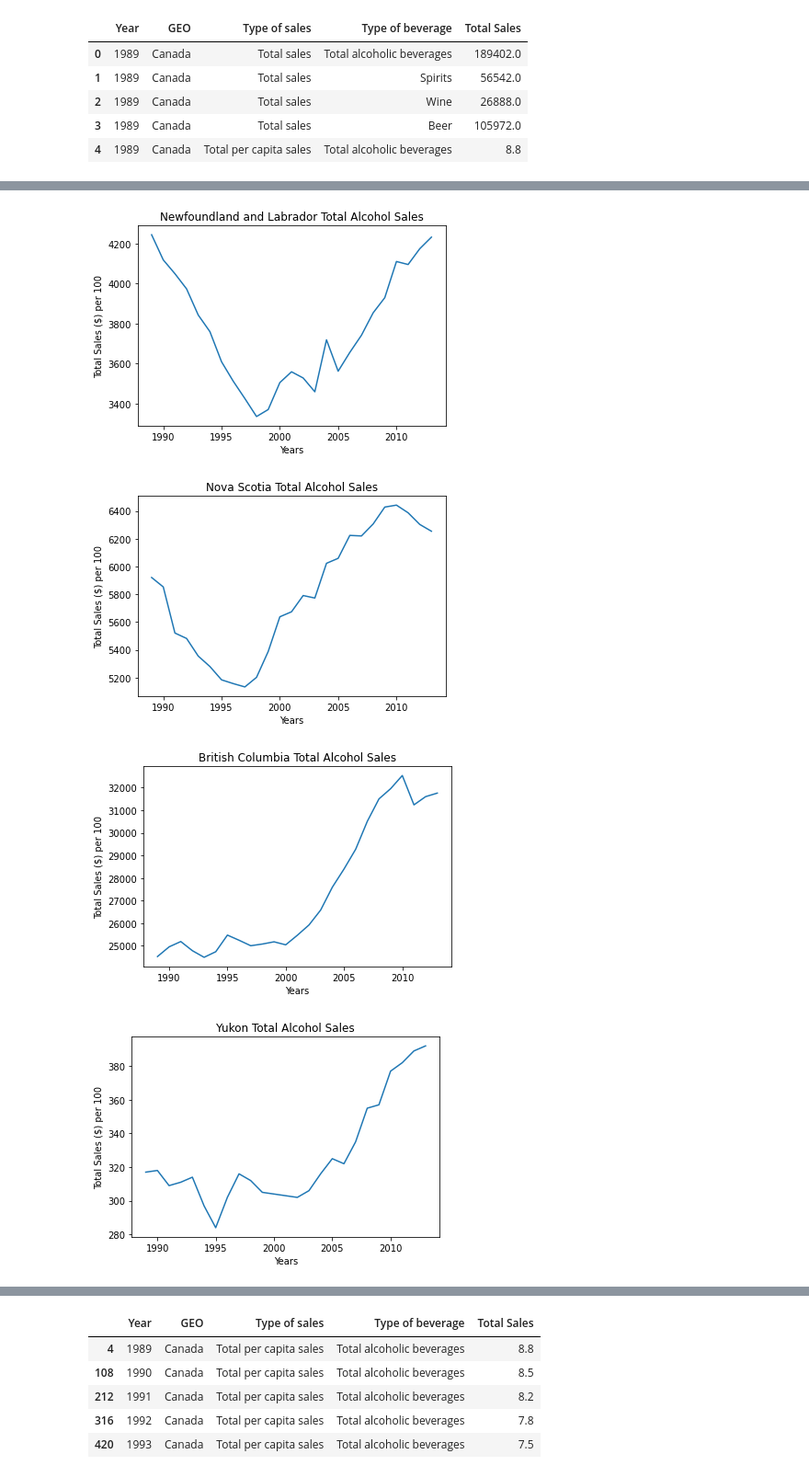
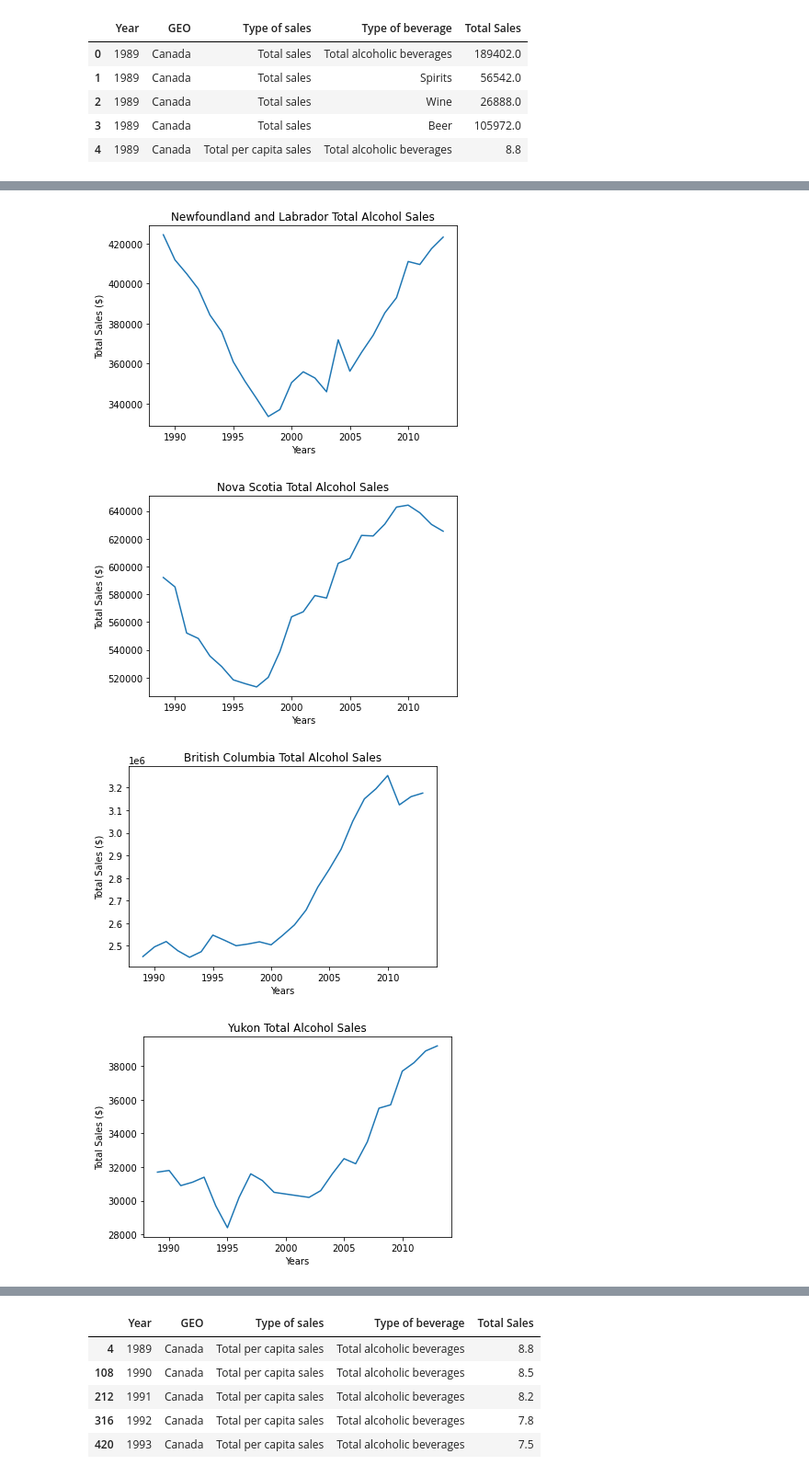
Before and after one commit to MattDavies1/Data-Bootcamp-Project, a Jupyter notebook: alc_sales.ipynb, the cells around one changed output, grey strips where cells are left out. Shown at 92% size. Drawn from its saved outputs; the diff is of its cells as text; code cells hidden in the pictures.

Commit message:
update alc_sales

```diff
--- a/alc_sales.ipynb
+++ b/alc_sales.ipynb
@@ -63,6 +63,7 @@ provincial_total_sales = provincial_total_sales.fillna(0)
 # group by province and and year
 group_provincial_total_sales = provincial_total_sales.groupby(["Province","Year"]).sum()
 clean_provincial_df = group_provincial_total_sales.reset_index()
+clean_provincial_df["Total Sales"] = clean_provincial_df["Total Sales"] *100
 clean_provincial_df
 # %% [output]
 |  | Province | Year | Total Sales |
@@ -89,7 +90,7 @@ for province in provinces:
     plt.plot(province_df["Year"],province_df["Total Sales"])
     plt.title(province + ' Total Alcohol Sales')
     plt.xlabel("Years")
-    plt.ylabel("Total Sales ($) per 100")
+    plt.ylabel("Total Sales ($)")
     plt.savefig("Output_data/" + province + "_alc_sales.png")
     plt.show()
 # %% [output]
@@ -98,4 +99,4 @@ for province in provinces:
-[figure, old version]
+[figure, new version]
-[figure, old version]
+[figure, new version]
-[figure, old version]
+[figure, new version]
-[figure, old version]
+[figure, new version]
```
Also changed, not shown: parts of 2 cells of this notebook, 12 other files.
